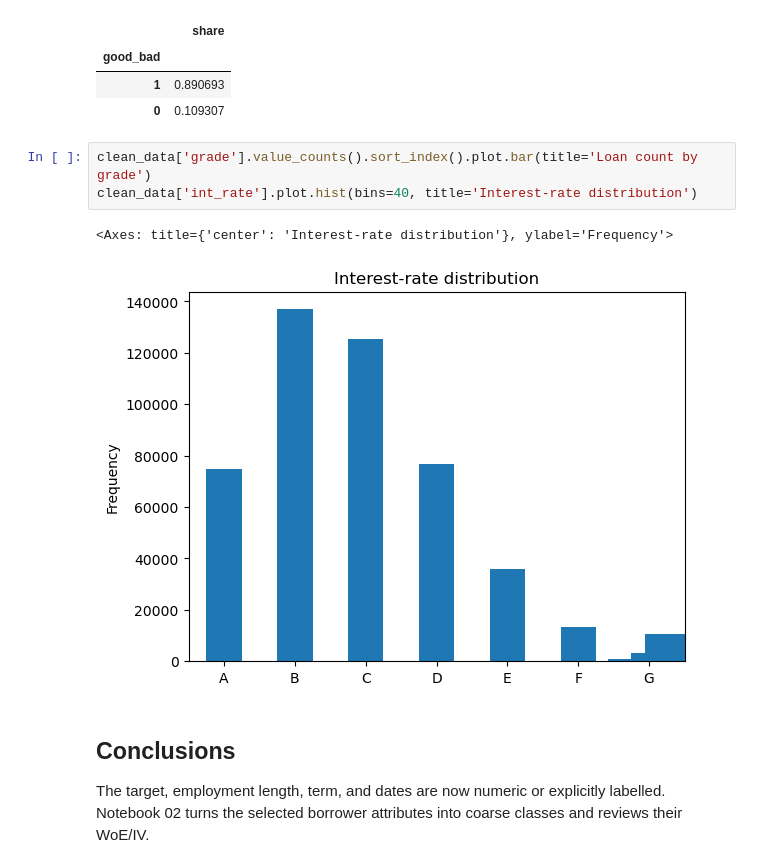
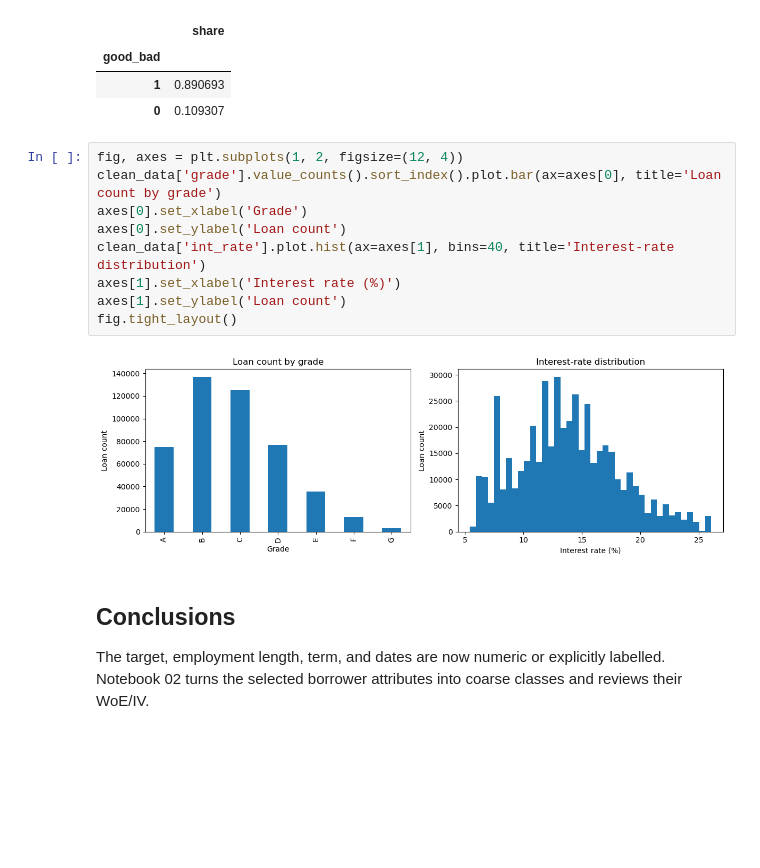
Before and after one commit to jclaudio019/credit_risk, a Jupyter notebook: notebooks/01_data_cleaning_and_exploration.ipynb, the cells around one changed output. Saved outputs shown, nothing was run; the diff lists cells and outputs as text; blank space fills up the shorter version.

```diff
--- a/notebooks/01_data_cleaning_and_exploration.ipynb
+++ b/notebooks/01_data_cleaning_and_exploration.ipynb
@@ -69,11 +70,16 @@ clean_data['good_bad'].value_counts(normalize=True).rename('share').to_frame()
 | 1 | 0.890693 |
 | 0 | 0.109307 |
 # %%
-clean_data['grade'].value_counts().sort_index().plot.bar(title='Loan count by grade')
-clean_data['int_rate'].plot.hist(bins=40, title='Interest-rate distribution')
+fig, axes = plt.subplots(1, 2, figsize=(12, 4))
+clean_data['grade'].value_counts().sort_index().plot.bar(ax=axes[0], title='Loan count by grade')
+axes[0].set_xlabel('Grade')
+axes[0].set_ylabel('Loan count')
+clean_data['int_rate'].plot.hist(ax=axes[1], bins=40, title='Interest-rate distribution')
+axes[1].set_xlabel('Interest rate (%)')
+axes[1].set_ylabel('Loan count')
+fig.tight_layout()
 # %% [output]
-<Axes: title={'center': 'Interest-rate distribution'}, ylabel='Frequency'>
-[figure, old version]
+[figure, new version]
 # %% [markdown]
 ## Conclusions
 
```
Also changed, not shown: parts of 1 cell of this notebook, 6 other files.
